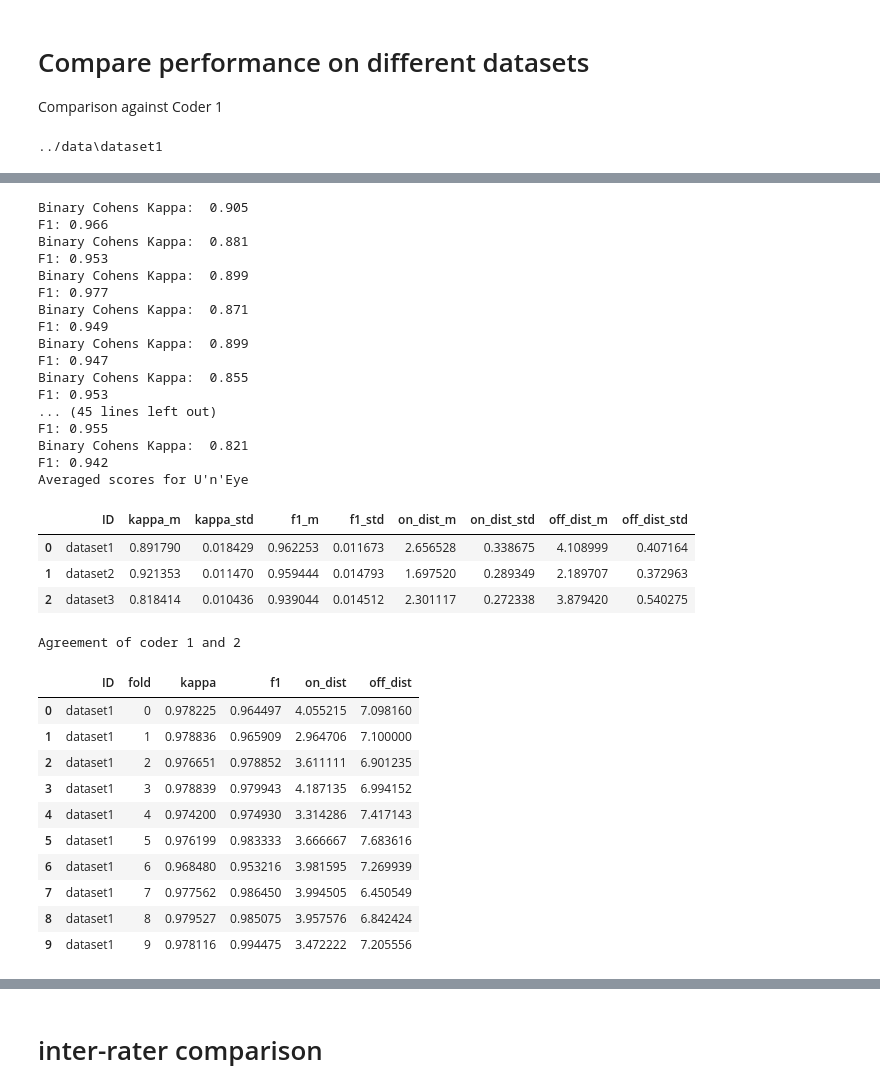
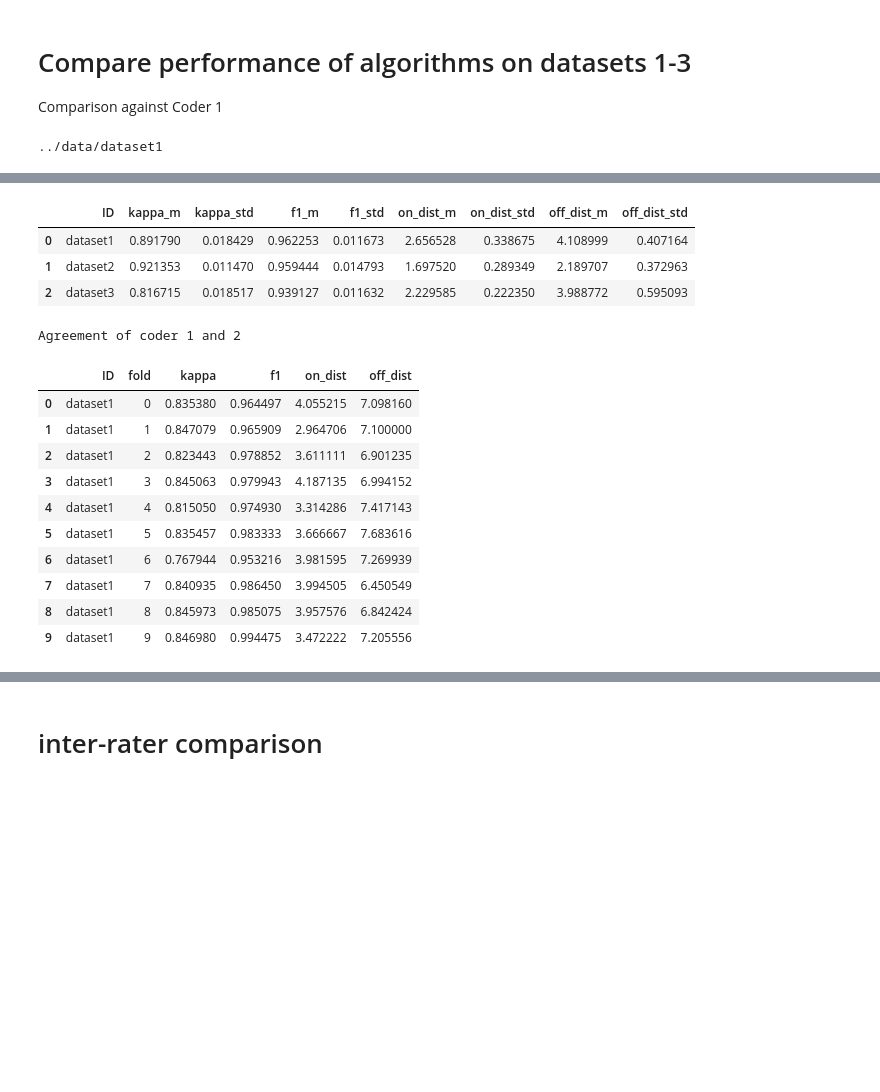
Before and after one commit to berenslab/uneye, a Jupyter notebook: analysis scripts/analyses.ipynb, the cells around one changed output, grey strips where cells are left out. Cells and saved outputs as stored; diff of their text form; code cells hidden in the pictures; blank space fills up the shorter version.

```diff
--- a/analysis scripts/analyses.ipynb
+++ b/analysis scripts/analyses.ipynb
@@ -6,10 +12,15 @@ import ueye
 # %% [markdown]
-# Compare performance on different datasets
+# Compare performance of algorithms on datasets 1-3
 Comparison against Coder 1
 # %%
 import pandas as pd
 import numpy as np
-K = 10
+
+##########################
+# U'n'Eye CV performance #
+##########################
+
+K = 10 #10-fold cross-validation
 df = pd.DataFrame(columns=['ID','fold','kappa','f1','on_dist','off_dist'])
 df_human = pd.DataFrame(columns=['ID','fold','kappa','f1','on_dist','off_dist'])
 folders = ['dataset1','dataset2','dataset3']
@@ -23,14 +34,16 @@ for idata,f in enumerate(folders):
     fac = 1000/sampfreq[idata]
     datapath = os.path.join('../data',f)
     print(datapath)
+
     # load training data
-    X = np.loadtxt(datapath+'/'+f+'_'+str(sampfreq[idata])+'hz_X_train.csv',delimiter=',')
-    Y = np.loadtxt(datapath+'/'+f+'_'+str(sampfreq[idata])+'hz_Y_train.csv',delimiter=',')
-    L = np.loadtxt(datapath+'/'+f+'_'+str(sampfreq[idata])+'hz_Labels_train.csv',delimiter=',')
+    X = np.loadtxt(datapath+'/'+f+'_'+str(sampfreq[idata])+'hz_X_setA.csv',delimiter=',')
+    Y = np.loadtxt(datapath+'/'+f+'_'+str(sampfreq[idata])+'hz_Y_setA.csv',delimiter=',')
+    L = np.loadtxt(datapath+'/'+f+'_'+str(sampfreq[idata])+'hz_Labels_setA.csv',delimiter=',')
     if f == 'dataset1':
-        L2 = np.loadtxt(datapath+'/'+f+'_'+str(sampfreq[idata])+'hz_Labels2_train.csv',delimiter=',')
         # load labels from coder2
+        L2 = np.loadtxt(datapath+'/'+f+'_'+str(sampfreq[idata])+'hz_Labels2_setA.csv',delimiter=',')
 
+    # split data into subsets as used for cross-validation of U'n'Eye:
     np.random.seed(1)
     randind = np.random.permutation(X.shape[0])
     # used as training data
@@ -57,9 +70,11 @@ for idata,f in enumerate(folders):
         if f == 'dataset1':
             Ltest2 = Ltrain2[ind_test,:].copy()
 
-        model = ueye.DNN(weights_name='crossvalidation/'+f+'/crossvalidation_'+str(i),
+        # load corresponding weights of cv fold:
+        model = uneye.DNN(weights_name='crossvalidation/'+f+'/crossvalidation_'+str(i),
                         min_sacc_dur = min_sacc_dur, min_sacc_dist = min_dist[idata],
                         sampfreq = sampfreq[idata])
+        # predict saccades
         pred,prob,perf = model.test(Xtest,Ytest,Ltest)
 
 
@@ -73,8 +88,8 @@ for idata,f in enumerate(folders):
         if f == 'dataset1': #for dataset1, compare inter-rater performance
 
             # compare coder 1 against coder 2
-            kappa = ueye.functions.binary_cohens_kappa(Ltest.astype(float).flatten(),Ltest2.astype(float).flatten())
-            true_pos,false_pos,false_neg,on_distance,off_distance = ueye.functions.accuracy(Ltest.astype(float),Ltest2.astype(float))
+            kappa = cohenskappa(Ltest.astype(float).flatten(),Ltest2.astype(float).flatten())
+            true_pos,false_pos,false_neg,on_distance,off_distance = uneye.functions.accuracy(Ltest.astype(float),Ltest2.astype(float))
             f1 = (2 * true_pos)/(2 * true_pos + false_neg + false_pos)
             on = np.mean(np.abs(on_distance))*fac
             off = np.mean(np.abs(off_distance))*fac
@@ -86,13 +101,12 @@ for idata,f in enumerate(folders):
                         'on_dist':on,
                         'off_dist':off},ignore_index=True)
 
-#display(df)
 
+# average over crossvalidations
 df2 = pd.DataFrame(columns=['ID','kappa_m','kappa_std','f1_m','f1_std',
                             'on_dist_m','on_dist_std',
                             'off_dist_m','off_dist_std'])
 
-# average over crossvalidations
 for k in folders:
     df2 = df2.append({'ID':k,
                      'kappa_m':df[df['ID']==k]['kappa'].mean(),
@@ -111,6 +125,6 @@ display(df2)
 print("Agreement of coder 1 and 2")
 display(df_human)
 # %% [output]
-../data\dataset1
+../data/dataset1
 Binary Cohens Kappa:  0.884
 F1: 0.962
@@ -117,33 +146,16 @@ F1: 0.962
+|  | ID | kappa_m | kappa_std | f1_m | f1_std | on_dist_m | on_dist_std | off_dist_m | off_dist_std |
+| 0 | dataset1 | 0.891790 | 0.018429 | 0.962253 | 0.011673 | 2.656528 | 0.338675 | 4.108999 | 0.407164 |
+| 1 | dataset2 | 0.921353 | 0.011470 | 0.959444 | 0.014793 | 1.697520 | 0.289349 | 2.189707 | 0.372963 |
+| 2 | dataset3 | 0.816715 | 0.018517 | 0.939127 | 0.011632 | 2.229585 | 0.222350 | 3.988772 | 0.595093 |
-Binary Cohens Kappa:  0.905
-F1: 0.966
-Binary Cohens Kappa:  0.881
-F1: 0.953
-Binary Cohens Kappa:  0.899
-F1: 0.977
-Binary Cohens Kappa:  0.871
-F1: 0.949
-Binary Cohens Kappa:  0.899
-F1: 0.947
-Binary Cohens Kappa:  0.855
-F1: 0.953
-... (45 lines left out)
-F1: 0.955
-Binary Cohens Kappa:  0.821
-F1: 0.942
-Averaged scores for U'n'Eye
+Agreement of coder 1 and 2
-|  | ID | kappa_m | kappa_std | f1_m | f1_std | on_dist_m | on_dist_std | off_dist_m | off_dist_std |
-| 0 | dataset1 | 0.891790 | 0.018429 | 0.962253 | 0.011673 | 2.656528 | 0.338675 | 4.108999 | 0.407164 |
-| 1 | dataset2 | 0.921353 | 0.011470 | 0.959444 | 0.014793 | 1.697520 | 0.289349 | 2.189707 | 0.372963 |
-| 2 | dataset3 | 0.818414 | 0.010436 | 0.939044 | 0.014512 | 2.301117 | 0.272338 | 3.879420 | 0.540275 |
-Agreement of coder 1 and 2
 |  | ID | fold | kappa | f1 | on_dist | off_dist |
-| 0 | dataset1 | 0 | 0.978225 | 0.964497 | 4.055215 | 7.098160 |
-| 1 | dataset1 | 1 | 0.978836 | 0.965909 | 2.964706 | 7.100000 |
-| 2 | dataset1 | 2 | 0.976651 | 0.978852 | 3.611111 | 6.901235 |
-| 3 | dataset1 | 3 | 0.978839 | 0.979943 | 4.187135 | 6.994152 |
-| 4 | dataset1 | 4 | 0.974200 | 0.974930 | 3.314286 | 7.417143 |
-| 5 | dataset1 | 5 | 0.976199 | 0.983333 | 3.666667 | 7.683616 |
-| 6 | dataset1 | 6 | 0.968480 | 0.953216 | 3.981595 | 7.269939 |
-| 7 | dataset1 | 7 | 0.977562 | 0.986450 | 3.994505 | 6.450549 |
-| 8 | dataset1 | 8 | 0.979527 | 0.985075 | 3.957576 | 6.842424 |
-| 9 | dataset1 | 9 | 0.978116 | 0.994475 | 3.472222 | 7.205556 |
+| 0 | dataset1 | 0 | 0.835380 | 0.964497 | 4.055215 | 7.098160 |
+| 1 | dataset1 | 1 | 0.847079 | 0.965909 | 2.964706 | 7.100000 |
+| 2 | dataset1 | 2 | 0.823443 | 0.978852 | 3.611111 | 6.901235 |
+| 3 | dataset1 | 3 | 0.845063 | 0.979943 | 4.187135 | 6.994152 |
+| 4 | dataset1 | 4 | 0.815050 | 0.974930 | 3.314286 | 7.417143 |
+| 5 | dataset1 | 5 | 0.835457 | 0.983333 | 3.666667 | 7.683616 |
+| 6 | dataset1 | 6 | 0.767944 | 0.953216 | 3.981595 | 7.269939 |
+| 7 | dataset1 | 7 | 0.840935 | 0.986450 | 3.994505 | 6.450549 |
+| 8 | dataset1 | 8 | 0.845973 | 0.985075 | 3.957576 | 6.842424 |
+| 9 | dataset1 | 9 | 0.846980 | 0.994475 | 3.472222 | 7.205556 |
```
Also changed, not shown: parts of 22 cells of this notebook.
